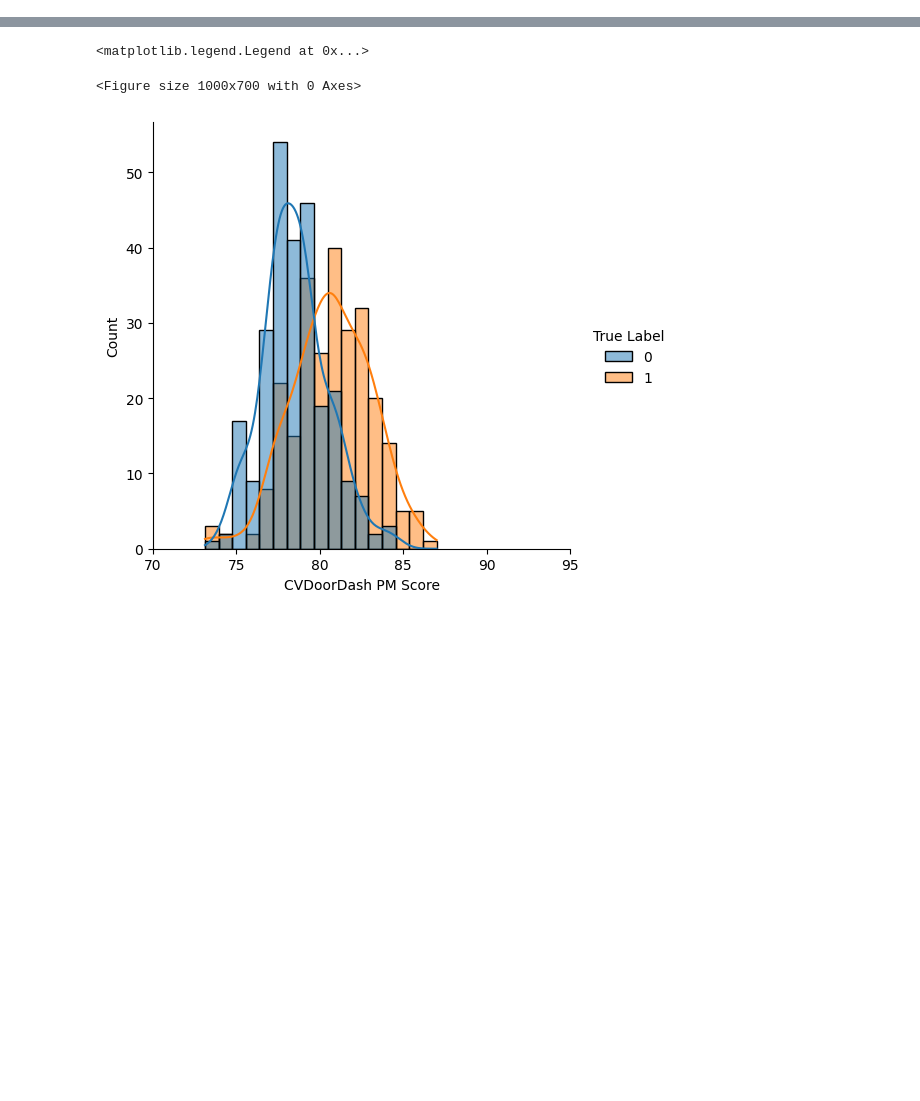
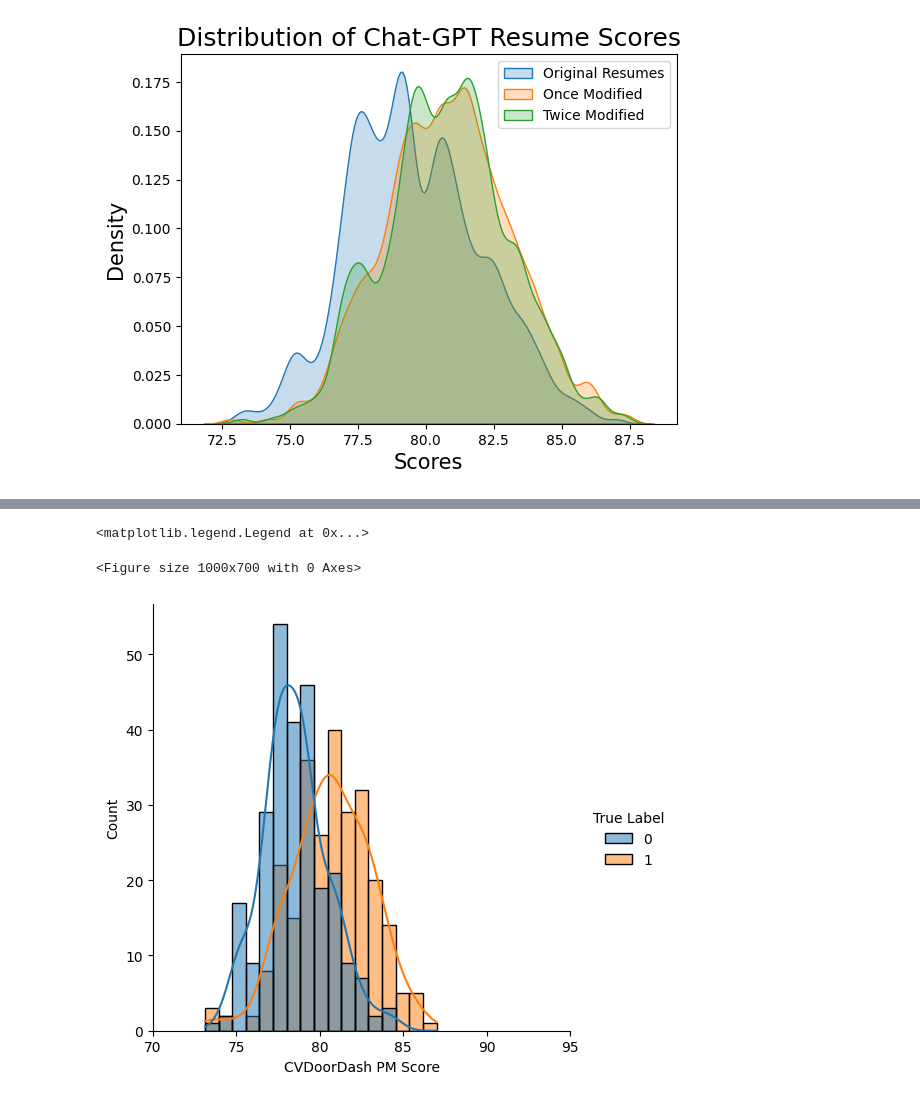
Before and after one commit to heyyjudes/llm-hiring-ecosystem, a Jupyter notebook: validation_tests/significance_tests.ipynb, the cells around one changed output, grey strips where cells are left out. Cells and saved outputs as stored; diff of their text form; code cells hidden in the pictures; blank space fills up the shorter version.

```diff
--- a/validation_tests/significance_tests.ipynb
+++ b/validation_tests/significance_tests.ipynb
@@ -24,0 +9,2 @@ finaldata.head()
+# %%
+df = pd.read_csv('oct_data.csv', index_col=0)
@@ -24,0 +29,13 @@ finaldata.head()
+# %%
+sns.kdeplot(df['CVDoorDash PM Score'], bw_adjust=0.5, fill=True)  # bw_adjust adjusts the smoothness
+sns.kdeplot(df['Cleaned GPT-4o Conversation-Improved CVDoorDash PM Score'], bw_adjust=0.5, fill=True)
+#sns.kdeplot(df['CVDoorDash PM Score'], bw_adjust=0.5)  # bw_adjust adjusts the smoothness
+sns.kdeplot(df['Cleaned Twice GPT-4o Conversation-Improved CVDoorDash PM Score'], bw_adjust=0.5, fill=True)
+plt.title('Distribution of Chat-GPT Resume Scores', fontsize=18)
+plt.xlabel('Scores', fontsize=15)
+plt.ylabel('Density', fontsize=15)
+plt.legend(['Original Resumes', 'Once Modified', 'Twice Modified'])
+#plt.grid()
+plt.show()
+# %% [output]
+[figure, added]
```
Also changed, not shown: parts of 18 cells of this notebook.
